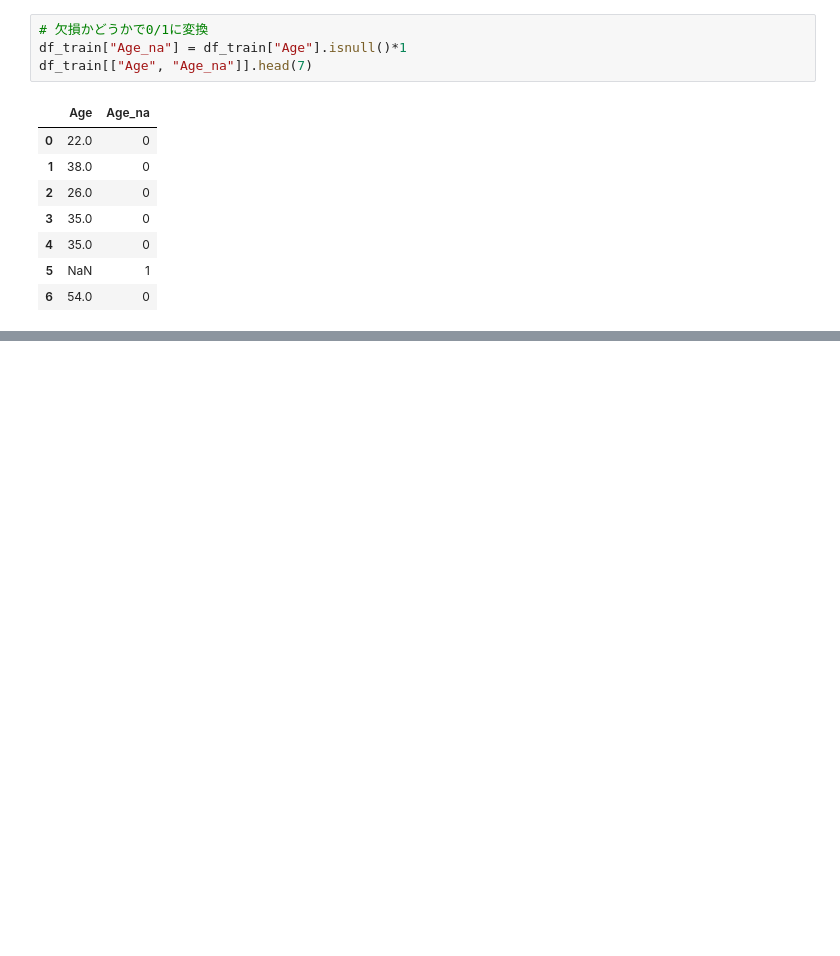
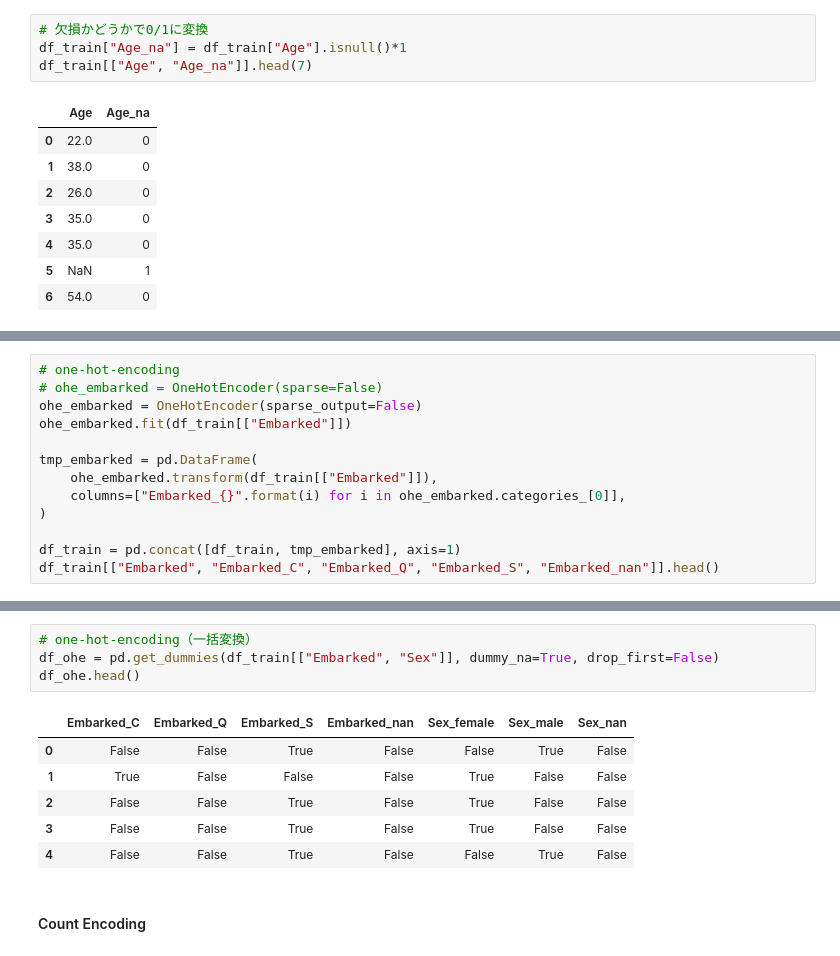
Before and after one commit to ginmaruGH/kaggle_ml_ric, a Jupyter notebook: ch05.ipynb, the cells around one changed output, grey strips where cells are left out. Cells and saved outputs as stored; diff of their text form; blank space fills up the shorter version.

```diff
--- a/ch05.ipynb
+++ b/ch05.ipynb
@@ -563,0 +573,13 @@ df_train[["Age", "Age_na"]].head(7)
+# %%
+# one-hot-encoding
+# ohe_embarked = OneHotEncoder(sparse=False)
+ohe_embarked = OneHotEncoder(sparse_output=False)
+ohe_embarked.fit(df_train[["Embarked"]])
+
+tmp_embarked = pd.DataFrame(
+    ohe_embarked.transform(df_train[["Embarked"]]),
+    columns=["Embarked_{}".format(i) for i in ohe_embarked.categories_[0]],
+)
+
+df_train = pd.concat([df_train, tmp_embarked], axis=1)
+df_train[["Embarked", "Embarked_C", "Embarked_Q", "Embarked_S", "Embarked_nan"]].head()
@@ -563,0 +593,13 @@ df_train[["Age", "Age_na"]].head(7)
+# %%
+# one-hot-encoding（一括変換）
+df_ohe = pd.get_dummies(df_train[["Embarked", "Sex"]], dummy_na=True, drop_first=False)
+df_ohe.head()
+# %% [output]
+|  | Embarked_C | Embarked_Q | Embarked_S | Embarked_nan | Sex_female | Sex_male | Sex_nan |
+| 0 | False | False | True | False | False | True | False |
+| 1 | True | False | False | False | True | False | False |
+| 2 | False | False | True | False | True | False | False |
+| 3 | False | False | True | False | True | False | False |
+| 4 | False | False | True | False | False | True | False |
+# %% [markdown]
+#### Count Encoding
```
Also changed, not shown: parts of 29 cells of this notebook.
